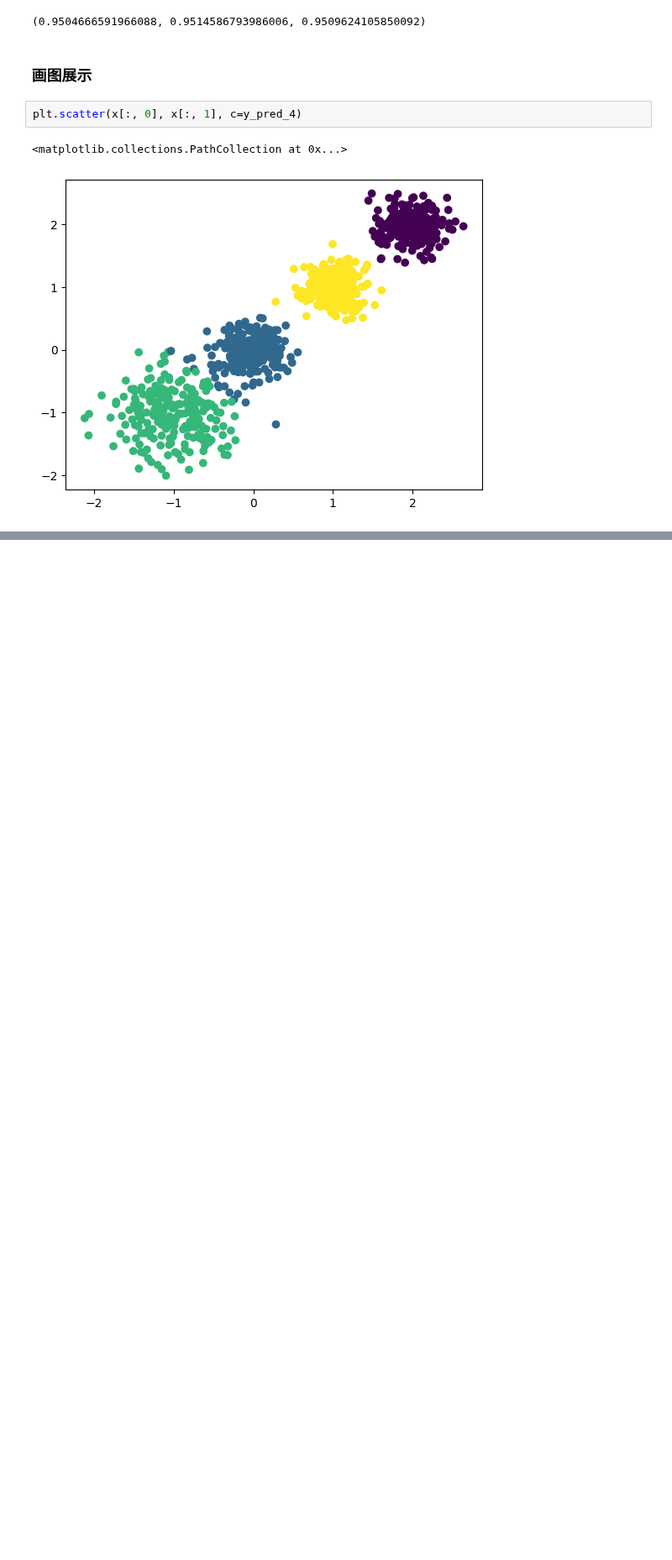
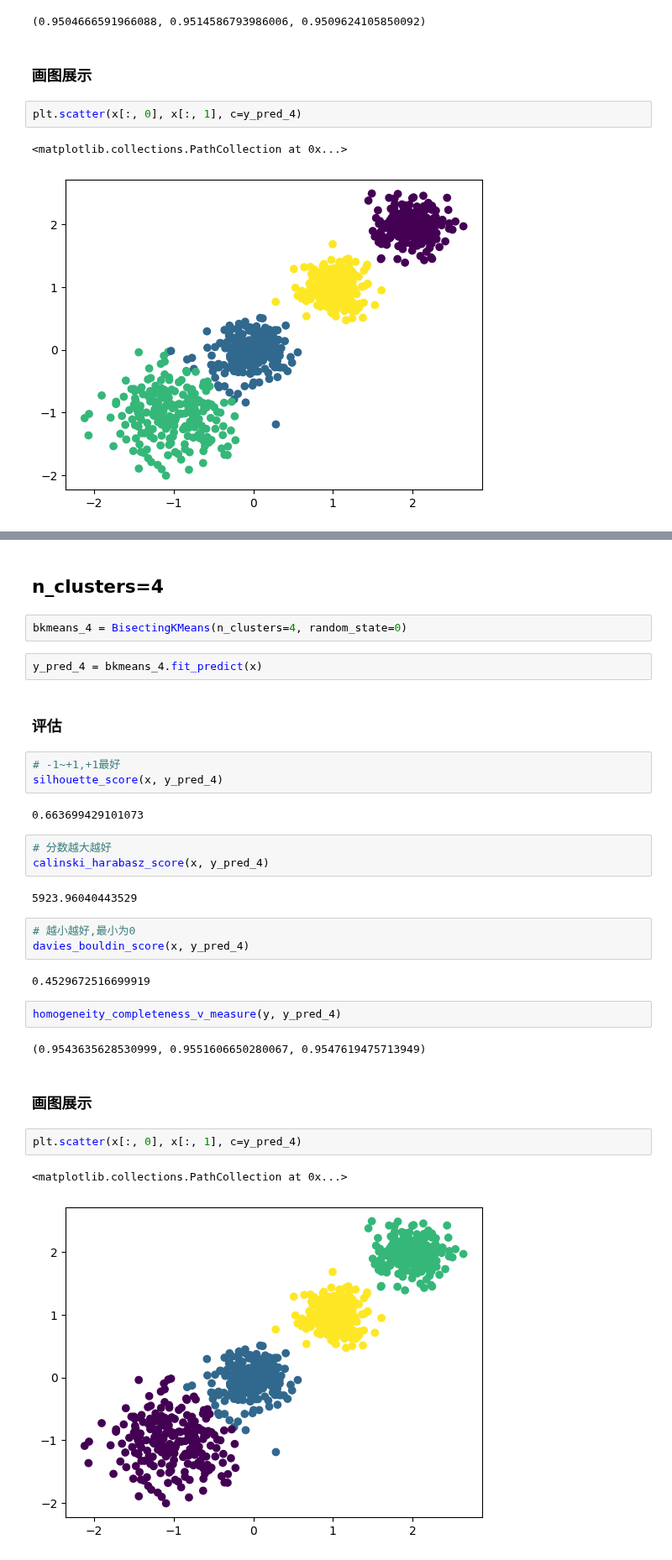
Before and after one commit to NagatoYuki0943/ML, a Jupyter notebook: code/sklearn07_cluster/1_KMeans&BisectingKMeans.ipynb, the cells around one changed output, grey strips where cells are left out. Shown at 84% size. Drawn from its saved outputs; the diff is of its cells as text; blank space fills up the shorter version.

```diff
--- a/code/sklearn07_cluster/1_KMeans.ipynb
+++ b/code/sklearn07_cluster/1_KMeans&BisectingKMeans.ipynb
@@ -166,0 +249,34 @@ plt.scatter(x[:, 0], x[:, 1], c=y_pred_4)
+# %% [markdown]
+## n_clusters=4
+# %%
+bkmeans_4 = BisectingKMeans(n_clusters=4, random_state=0)
+# %%
+y_pred_4 = bkmeans_4.fit_predict(x)
+# %% [markdown]
+### 评估
+# %%
+# -1~+1,+1最好
+silhouette_score(x, y_pred_4)
+# %% [output]
+0.663699429101073
+# %%
+# 分数越大越好
+calinski_harabasz_score(x, y_pred_4)
+# %% [output]
+5923.96040443529
+# %%
+# 越小越好,最小为0
+davies_bouldin_score(x, y_pred_4)
+# %% [output]
+0.4529672516699919
+# %%
+homogeneity_completeness_v_measure(y, y_pred_4)
+# %% [output]
+(0.9543635628530999, 0.9551606650280067, 0.9547619475713949)
+# %% [markdown]
+### 画图展示
+# %%
+plt.scatter(x[:, 0], x[:, 1], c=y_pred_4)
+# %% [output]
+<matplotlib.collections.PathCollection at 0x...>
+[figure, added]
```
Also changed, not shown: parts of 25 cells of this notebook, 31 other files.
